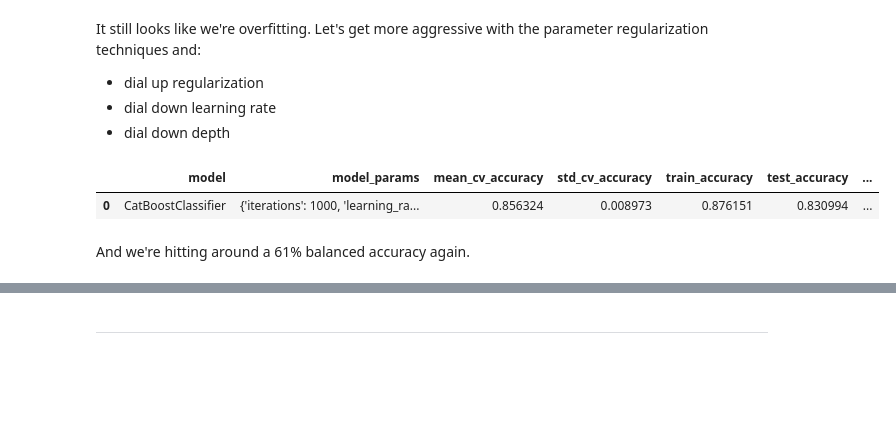
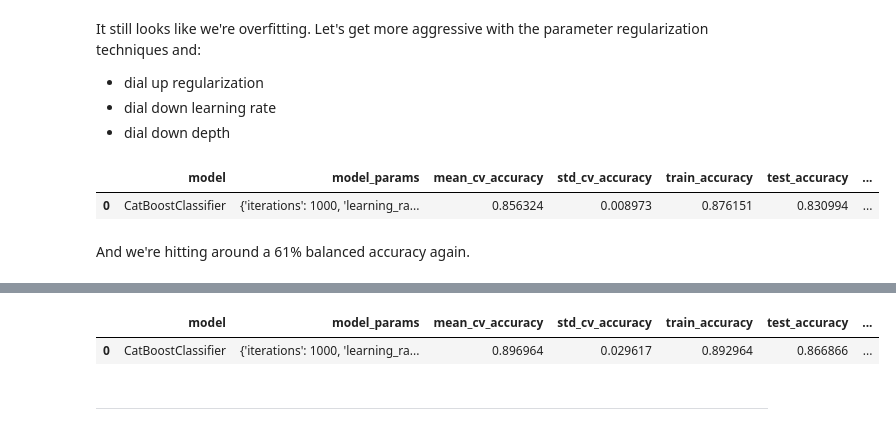
Before and after one commit to LeeMcFarling/AFL_Project_backup, a Jupyter notebook: Modeling/Weekly Assignments/Week_9.ipynb, the cells around one changed output, grey strips where cells are left out. Saved outputs shown, nothing was run; the diff lists cells and outputs as text; code cells hidden in the pictures; blank space fills up the shorter version.

```diff
--- a/Modeling/Weekly Assignments/Week_9.ipynb
+++ b/Modeling/Weekly Assignments/Week_9.ipynb
@@ -949,3 +1137,55 @@ And we're hitting around a 61% balanced accuracy again.
+# %%
+PDA_All_Plays_Cat = [
+'Season_Type',
+'Game_Day',
+'Game_Site',
+'Visit_Team',
+'StadiumType',
+'Turf',
+'Poss_Team',
+'month'
+]
+PDA_All_Plays_Target = ['Inj_Occured']
+
+PDA_X_train, PDA_X_test, PDA_y_train, PDA_y_test = train_test_split_df(PDA_All_Plays, PDA_All_Plays_Cat, PDA_All_Plays_Target)
+# %%
+params_ = dict(
+    iterations=1000,                 # with early stopping
+    depth=3,
+    learning_rate=0.05,
+    l2_leaf_reg=25.0,
+    loss_function="Logloss",
+    eval_metric="AUC",
+    auto_class_weights="Balanced",
+    bootstrap_type="Bernoulli",
+    subsample=0.6,
+    rsm=0.75,
+    random_state=42,
+    verbose=False,
+    thread_count=-1,
+    cat_features=PDA_All_Plays_Cat,
+)
+
+
+
+PDA_Cat_Try_One = run_model_classifier(
+    CatBoostClassifier,
+    PDA_X_train,
+    PDA_y_train,
+    PDA_X_test,
+    PDA_y_test,
+    n_repeats=5,
+    n_jobs=-1,
+    run_comment='PDA CatBoost Raw Cat Var',
+    return_model=False,
+    concat_results=False,
+    **params_
+    )
+
+PDA_Cat_Try_One
+# %% [output]
+|  | model | model_params | mean_cv_accuracy | std_cv_accuracy | train_accuracy | test_accuracy | ... |
+| 0 | CatBoostClassifier | {'iterations': 1000, 'learning_ra... | 0.896964 | 0.029617 | 0.892964 | 0.866866 | ... |
 # %% [markdown]
 ____
 # %% [markdown]
```
Also changed, not shown: parts of 20 cells of this notebook, 10 other files.
